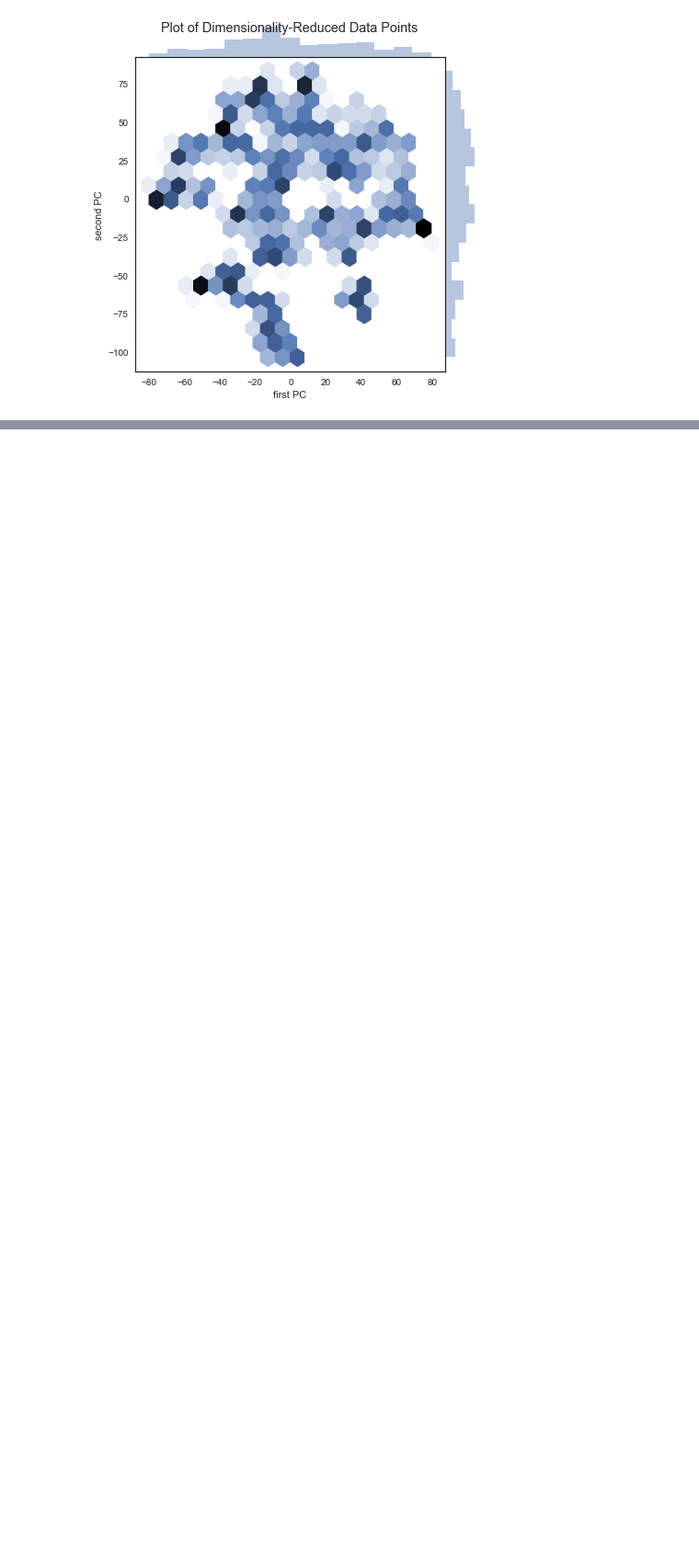
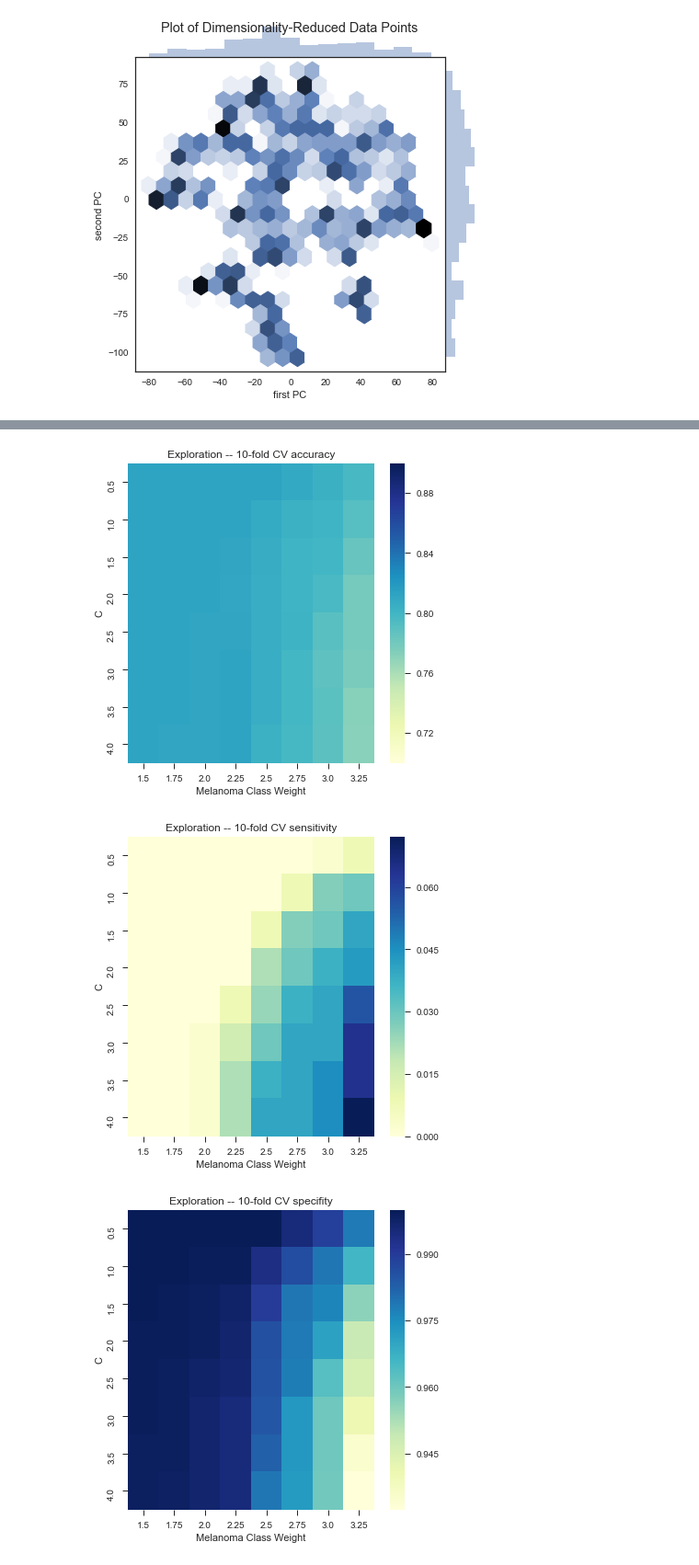
Before and after one commit to alexluuuu/team_279, a Jupyter notebook: Data Visualization.ipynb, the cells around one changed output, grey strips where cells are left out. Shown at 92% size. Cells and saved outputs as stored; diff of their text form; code cells hidden in the pictures; blank space fills up the shorter version.

```diff
--- a/Data Visualization.ipynb
+++ b/Data Visualization.ipynb
@@ -103,0 +166,30 @@ Text(0.5,1,u'Color distribution, Benign (40)')
+# %%
+def VisualizeTuning(grid, X_bounds, Y_bounds, measure, vmin=None, vmax=None, dim=0):
+
+    (X_low, X_high, X_step) = X_bounds
+    Y_low, Y_high, Y_step = Y_bounds
+
+    #plt.figure(figsize=(8, 6))
+    #plt.subplots_adjust(left=.2, right=0.95, bottom=0.15, top=0.95)
+    #plt.imshow(grid[:,:,0], interpolation='nearest', cmap=plt.cm.hot)
+    ax = sns.heatmap(grid[:,:,dim],
+                     xticklabels=np.arange(X_low, X_high, X_step),
+                     yticklabels=np.arange(Y_low, Y_high, Y_step),
+                     vmin=vmin,
+                     vmax=vmax,
+                     cmap="YlGnBu")
+    plt.xlabel('Melanoma Class Weight')
+    plt.ylabel('C')
+    #plt.colorbar()
+    #g.axes.xticks(np.arange(8), np.arange(X_low, X_high, X_step))
+    #g.axes.yticks(np.arange(8), np.arange(Y_low, Y_high, Y_step))
+    ax.set_title('Exploration -- 10-fold CV %s'%measure)
+    plt.show()
+# %%
+VisualizeTuning(grid, (1.5, 3.5, .25), (.5, 4.5, .5), 'accuracy', vmin=.7, vmax=.9, dim=0)
+VisualizeTuning(grid, (1.5, 3.5, .25), (.5, 4.5, .5),'sensitivity', dim=1)
+VisualizeTuning(grid, (1.5, 3.5, .25), (.5, 4.5, .5), 'specifity', dim=2)
+# %% [output]
+[figure, added]
+[figure, added]
+[figure, added]
```
Also changed, not shown: parts of 12 cells of this notebook, 12 other files.
